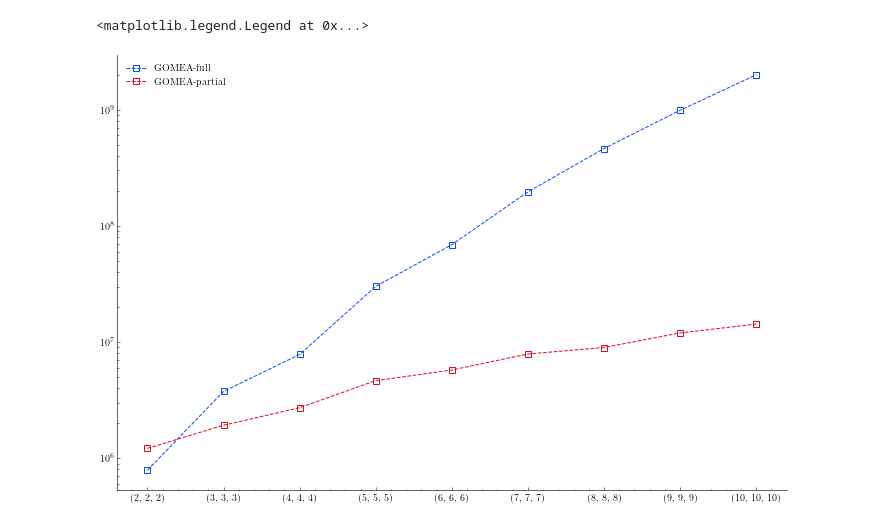
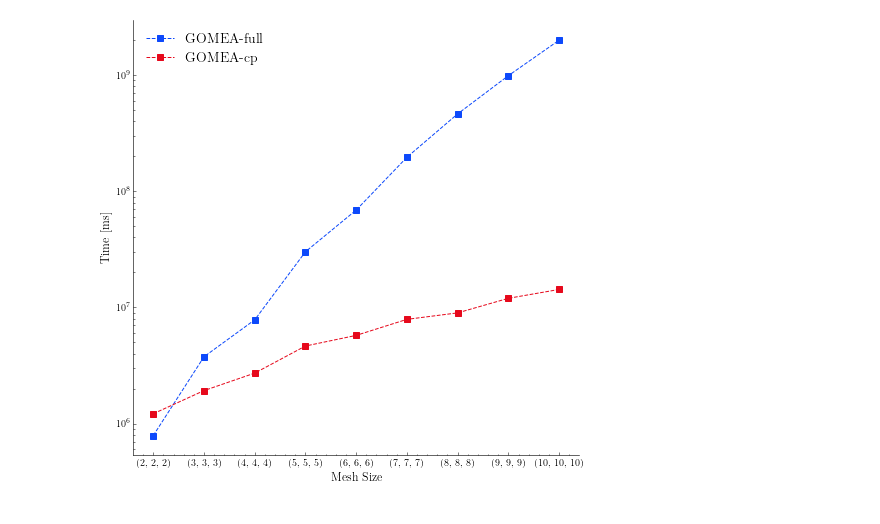
Before and after one commit to joasiee/elastix, a Jupyter notebook: experiments/notebooks/experiments/gridsizes.ipynb, the cells around one changed output. Saved outputs shown, nothing was run; the diff lists cells and outputs as text; code cells hidden in the pictures.

```diff
--- a/experiments/notebooks/experiments/gridsizes.ipynb
+++ b/experiments/notebooks/experiments/gridsizes.ipynb
@@ -13,12 +15,14 @@ for group, runs in gridsizes_ds.groupby(["OptimizerName", "MeshSize"]):
     else:
         results[group[0]][group[1]] = it_times.sum()
 # %%
-plt.figure(figsize=(12,8))
-plt.plot(results["GOMEA"].values(), '--s', markerfacecolor='none', label="GOMEA-full")
-plt.plot(results["GOMEA-partial"].values(),  '--s', markerfacecolor='none', label="GOMEA-partial")
+plt.figure(figsize=(8,8))
+plt.plot(results["GOMEA"].values(), '--s', label="GOMEA-full")
+plt.plot(results["GOMEA-partial"].values(),  '--s', label="GOMEA-cp")
 plt.xticks([i for i in range(len(order))], order)
 plt.yscale("log")
-plt.legend()
+plt.legend(prop={'size': 14})
+plt.xlabel("Mesh Size", fontsize=12)
+plt.ylabel("Time [ms]", fontsize=12)
+plt.savefig(IMG_DIR / "gridsizes_time.pdf")
 # %% [output]
-<matplotlib.legend.Legend at 0x...>
-[figure, old version]
+[figure, new version]
```
Also changed, not shown: parts of 2 cells of this notebook, 14 other files.
